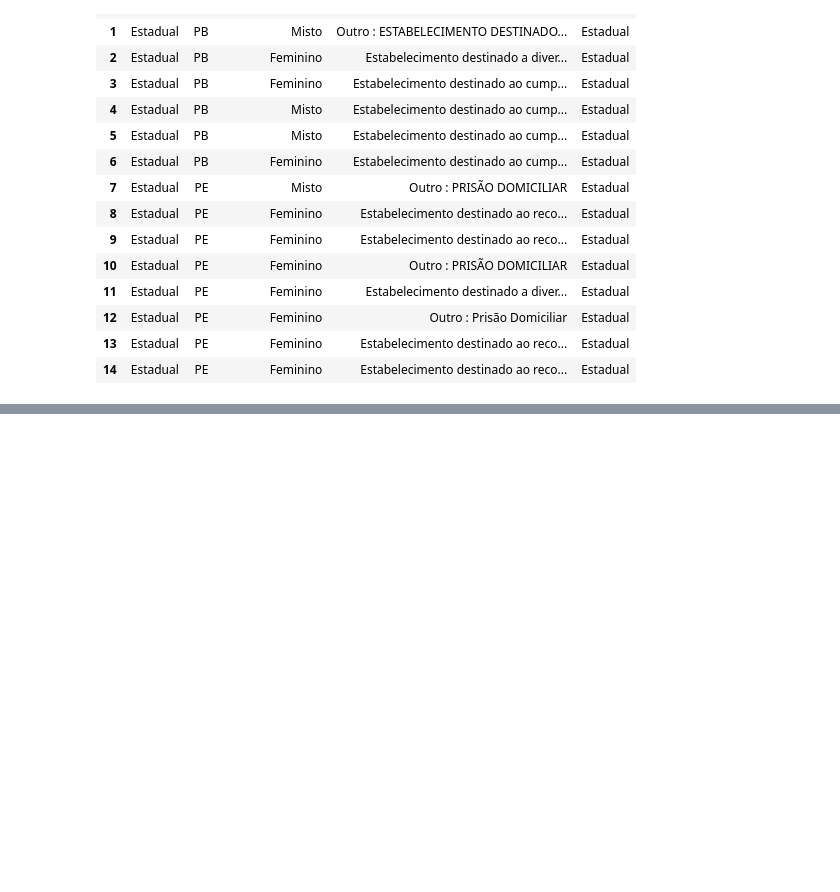
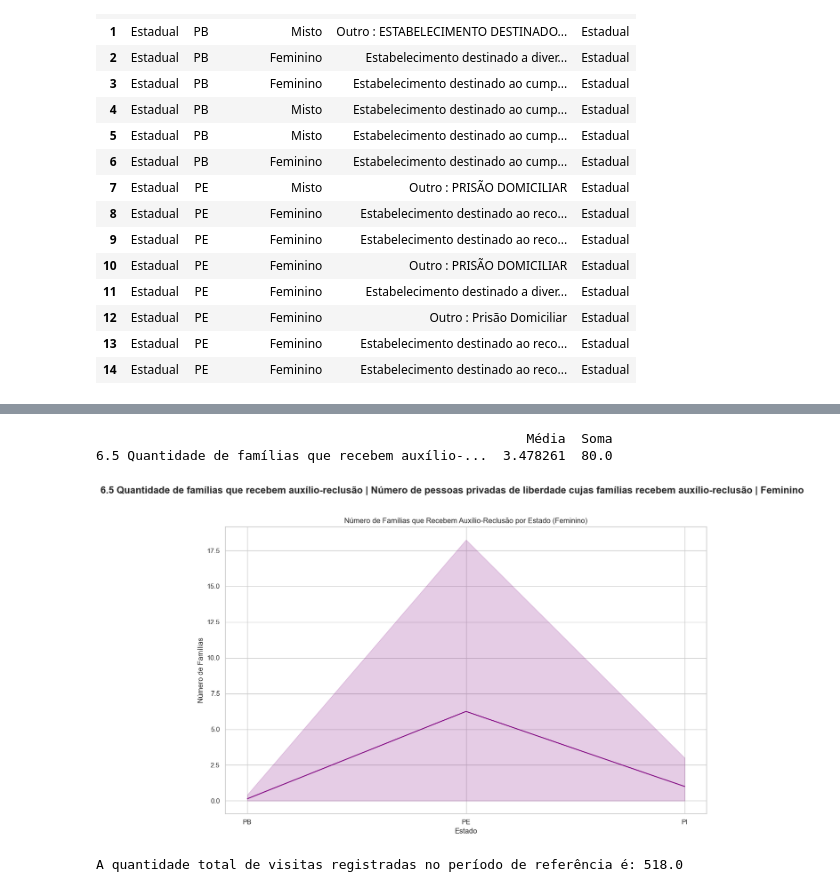
Before and after one commit to CaroliisRibeiro/Projeto-Analise-de-dados-Python-Sistema-Prisional-Feminino-Brasil-PE-PB-PI-e-SP-, a Jupyter notebook: projeto-final.ipynb, the cells around one changed output, grey strips where cells are left out. Drawn from its saved outputs; the diff is of its cells as text; code cells hidden in the pictures; blank space fills up the shorter version.

```diff
--- a/projeto-final.ipynb
+++ b/projeto-final.ipynb
@@ -772,0 +1243,71 @@ Name: count, dtype: int64
+# %%
+#visu 6 - pessoas trabalhando e estudando, simultaneamente/ famílias que recebem auxílio-reclusão
+
+df_sistema_prisional_feminino_brasil
+
+# Lista das colunas desejadas
+colunas_analise = [
+    "6.5 Quantidade de famílias que recebem auxílio-reclusão | Número de pessoas privadas de liberdade cujas famílias recebem auxílio-reclusão | Feminino",
+]
+
+# Criar um novo DataFrame apenas com as colunas desejadas
+df_analise = df_sistema_prisional_feminino_brasil[colunas_analise]
+
+# Analisar a média e a soma de cada coluna
+analise_descritiva = {
+    'Média': df_analise.mean(),
+    'Soma': df_analise.sum()
+}
+
+# Converter o dicionário em um DataFrame
+df_resultados_analise_trab_estudando = pd.DataFrame(analise_descritiva)
+
+# Visualizar o DataFrame de resultados
+print(df_resultados_analise_trab_estudando)
+# %% [output]
+                                                       Média  Soma
+6.5 Quantidade de famílias que recebem auxílio-...  3.478261  80.0
+# %%
+
+
+# Carregando o CSV
+df_sistema_prisional_feminino_brasil
+
+# Coluna de interesse
+coluna_interesse = "6.5 Quantidade de famílias que recebem auxílio-reclusão | Número de pessoas privadas de liberdade cujas famílias recebem auxílio-reclusão | Feminino"
+
+# Configurando o estilo do Seaborn
+sns.set(style="whitegrid")
+
+# Criando o gráfico de linha
+plt.figure(figsize=(12, 8))
+sns.lineplot(data=df_sistema_prisional_feminino_brasil, x='UF', y=coluna_interesse, marker='o', color='purple')
+
+plt.title("Número de Famílias que Recebem Auxílio-Reclusão por Estado (Feminino)")
+plt.xlabel("Estado")
+plt.ylabel("Número de Famílias")
+
+# Adicionando o título acima do gráfico
+plt.suptitle(coluna_interesse, y=1.02, fontsize=16, fontweight='bold')
+
+# Ajustando layout
+plt.tight_layout()
+
+# Exibição do gráfico
+plt.show()
+# %% [output]
+[figure, added]
+# %%
+#visu 6 - quantidade total de visitas registradas no período de referência
+df_sistema_prisional_feminino_brasil
+
+# Coluna desejada
+coluna_visitas_registradas = "7.3 Quantidade de visitas registradas no período de referência | Quantidade de presos que receberam visita no período de referência | Feminino"
+
+# Calcular a soma da coluna específica
+quantidade_visitas_registradas = df_sistema_prisional_feminino_brasil[coluna_visitas_registradas].sum()
+
+# Exibir o resultado
+print(f"A quantidade total de visitas registradas no período de referência é: {quantidade_visitas_registradas}")
+# %% [output]
+A quantidade total de visitas registradas no período de referência é: 518.0
```
Also changed, not shown: parts of 39 cells of this notebook, 30 other files.
